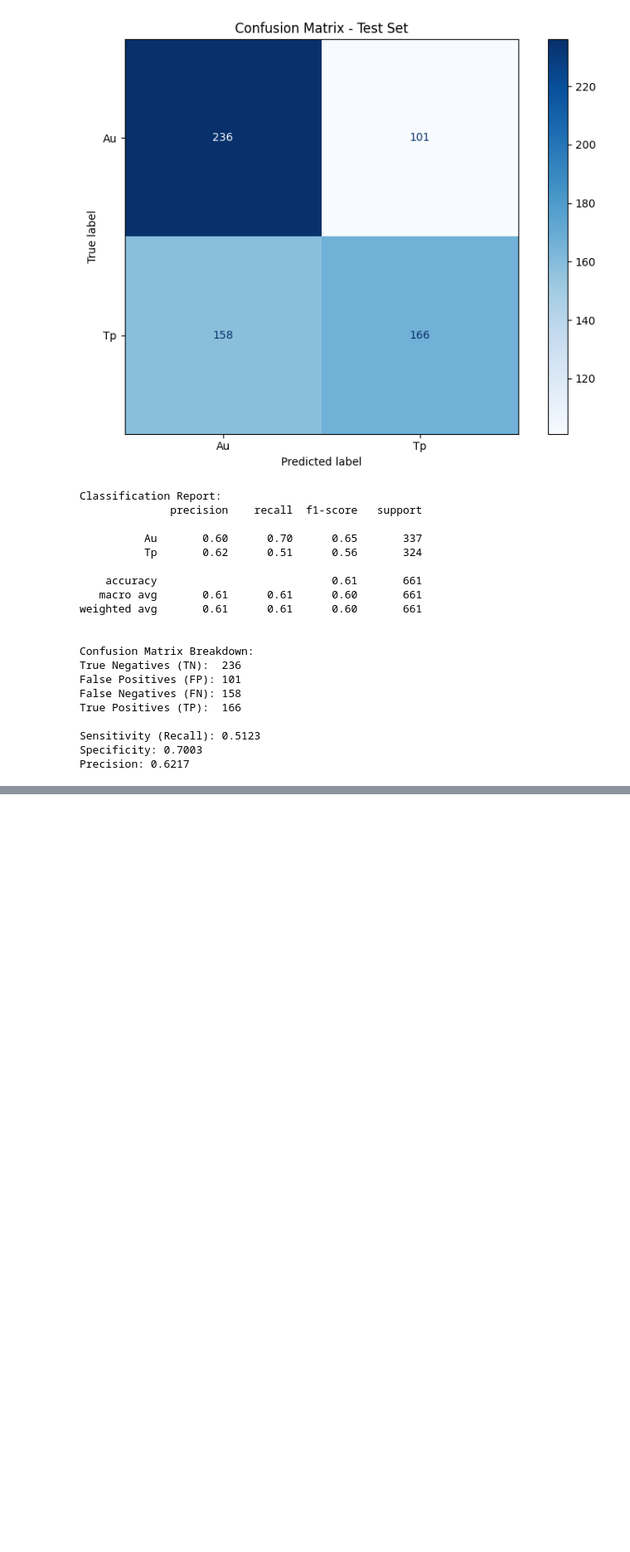
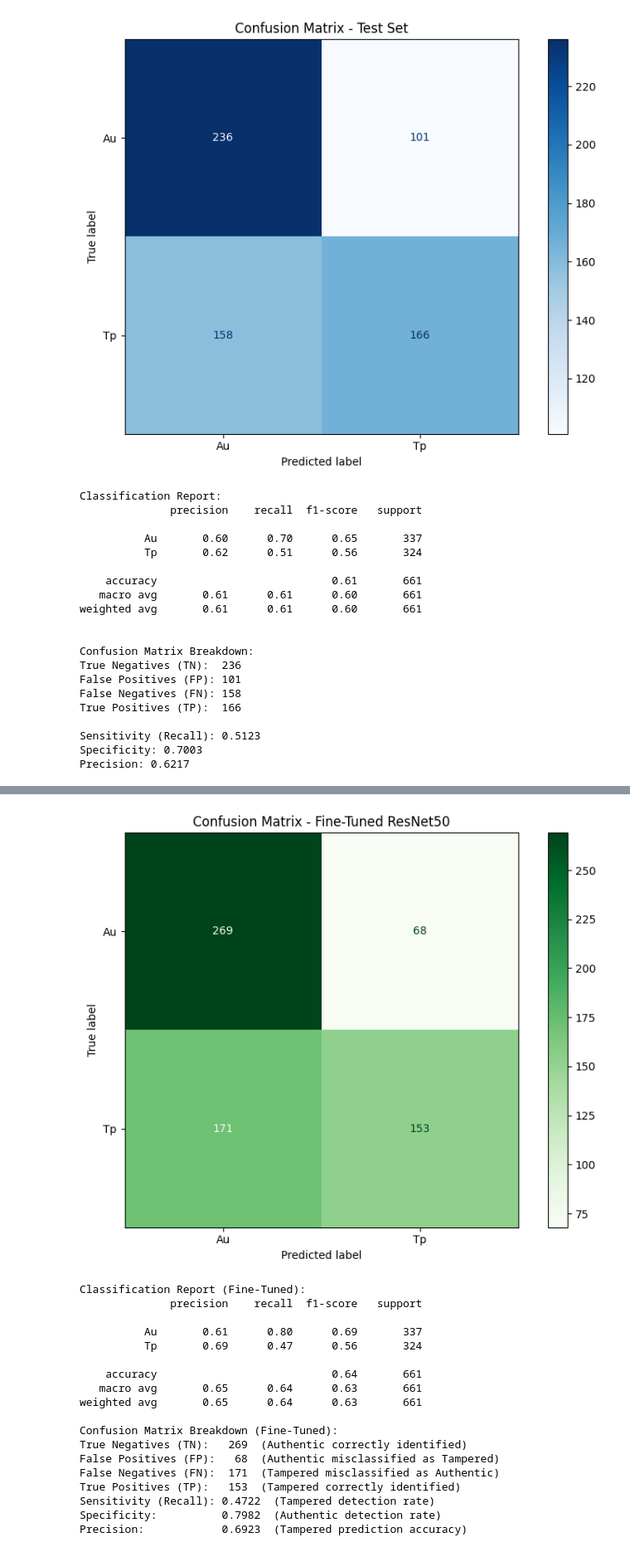
Before and after one commit to alintm4/document_tamper_detection, a Jupyter notebook: ml-app/model-training/training.ipynb, the cells around one changed output, grey strips where cells are left out. Shown at 83% size. Drawn from its saved outputs; the diff is of its cells as text; code cells hidden in the pictures; blank space fills up the shorter version.

Commit message:
Updated model

```diff
--- a/ml-app/model-training/training.ipynb
+++ b/ml-app/model-training/training.ipynb
@@ -219,0 +250,15 @@ Precision: 0.6217
+# %%
+#Train with frozen base
+model_finetune.compile(
+    optimizer=tf.keras.optimizers.Adam(1e-4),
+    loss="binary_crossentropy",
+    metrics=["accuracy", tf.keras.metrics.AUC(name="auc")]
+)
+
+print("Phase 1: Training with frozen base layers")
+history_phase1 = model_finetune.fit(
+    train_ds,
+    validation_data=val_ds,
+    epochs=5,
+    verbose=1
+)
@@ -219,0 +380,62 @@ Precision: 0.6217
+# %%
+# Confusion Matrix for Fine-Tuned Model
+import numpy as np
+from sklearn.metrics import confusion_matrix, classification_report, ConfusionMatrixDisplay
+import matplotlib.pyplot as plt
+
+
+y_true_ft = []
+y_pred_ft = []
+
+for images, labels in test_ds:
+    predictions = model_finetune.predict(images, verbose=0)
+    y_true_ft.extend(labels.numpy())
+    y_pred_ft.extend((predictions > 0.5).astype(int).flatten())
+
+cm_ft = confusion_matrix(y_true_ft, y_pred_ft)
+
+
+fig, ax = plt.subplots(figsize=(8, 6))
+disp = ConfusionMatrixDisplay(confusion_matrix=cm_ft, display_labels=["Au", "Tp"])
+disp.plot(ax=ax, cmap='Greens', values_format='d')
+plt.title("Confusion Matrix - Fine-Tuned ResNet50")
+plt.tight_layout()
+plt.show()
+
+
+print("\nClassification Report (Fine-Tuned):")
+print(classification_report(y_true_ft, y_pred_ft, target_names=["Au", "Tp"]))
+
+# Detailed metrics
+tn, fp, fn, tp = cm_ft.ravel()
+
+print(f"Confusion Matrix Breakdown (Fine-Tuned):")
+
+print(f"True Negatives (TN):  {tn:4d}  (Authentic correctly identified)")
+print(f"False Positives (FP): {fp:4d}  (Authentic misclassified as Tampered)")
+print(f"False Negatives (FN): {fn:4d}  (Tampered misclassified as Authentic)")
+print(f"True Positives (TP):  {tp:4d}  (Tampered correctly identified)")
+
+print(f"Sensitivity (Recall): {tp / (tp + fn):.4f}  (Tampered detection rate)")
+print(f"Specificity:          {tn / (tn + fp):.4f}  (Authentic detection rate)")
+print(f"Precision:            {tp / (tp + fp):.4f}  (Tampered prediction accuracy)" if (tp + fp) > 0 else "Precision: N/A")
+# %% [output]
+[figure, added]
+Classification Report (Fine-Tuned):
+              precision    recall  f1-score   support
+
+          Au       0.61      0.80      0.69       337
+          Tp       0.69      0.47      0.56       324
+
+    accuracy                           0.64       661
+   macro avg       0.65      0.64      0.63       661
+weighted avg       0.65      0.64      0.63       661
+
+Confusion Matrix Breakdown (Fine-Tuned):
+True Negatives (TN):   269  (Authentic correctly identified)
+False Positives (FP):   68  (Authentic misclassified as Tampered)
+False Negatives (FN):  171  (Tampered misclassified as Authentic)
+True Positives (TP):   153  (Tampered correctly identified)
+Sensitivity (Recall): 0.4722  (Tampered detection rate)
+Specificity:          0.7982  (Authentic detection rate)
+Precision:            0.6923  (Tampered prediction accuracy)
```
Also changed, not shown: parts of 15 cells of this notebook, 2 other files.
